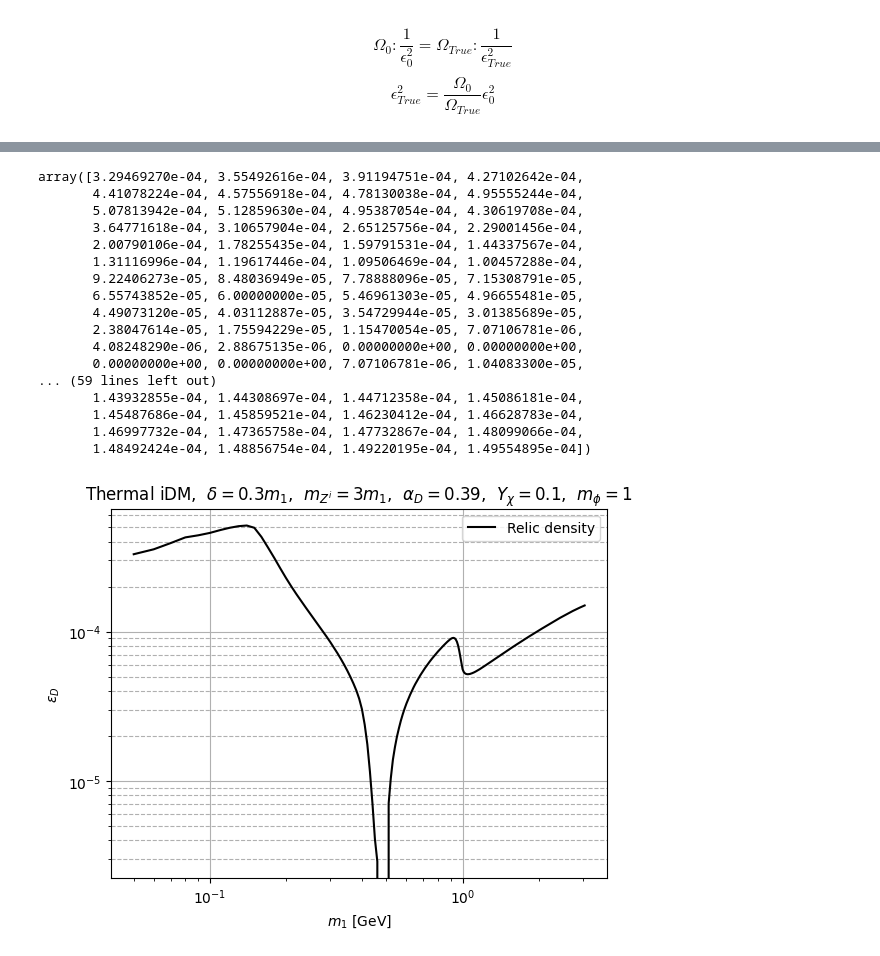
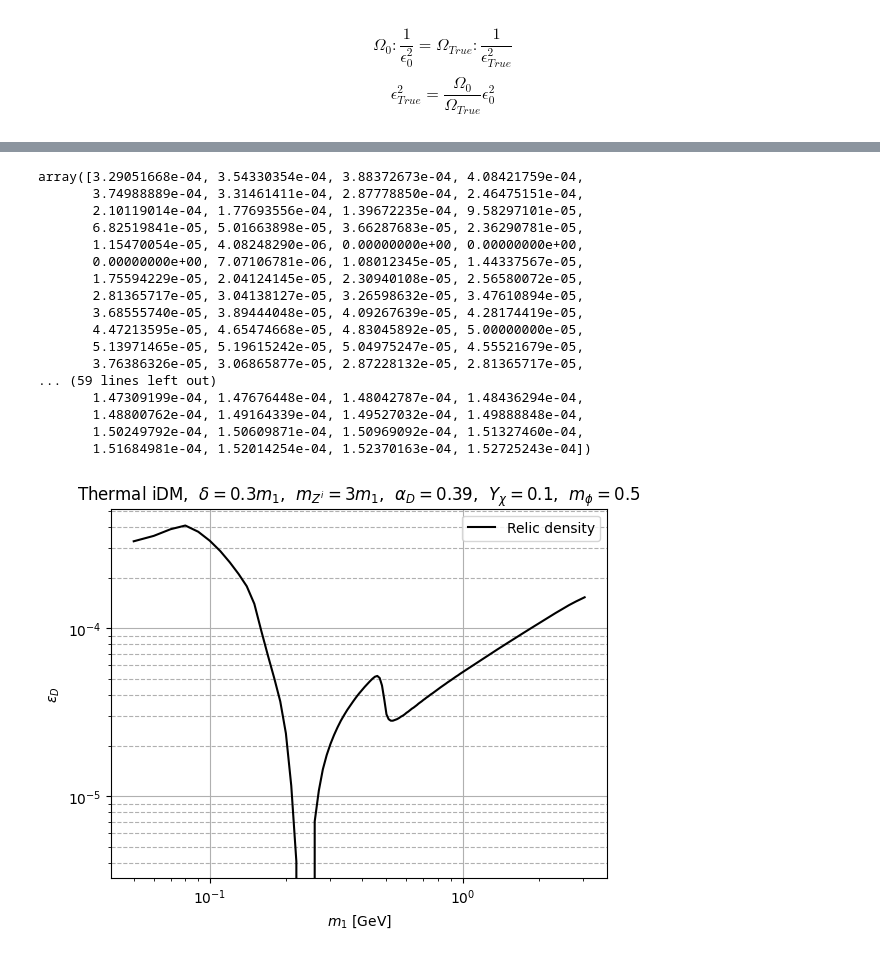
Before and after one commit to nico0407/DM-freeze-out, a Jupyter notebook: iDM-freze-out/Relicmphi05/RelicYchi1/database.ipynb, the cells around one changed output, grey strips where cells are left out. Saved outputs shown, nothing was run; the diff lists cells and outputs as text; code cells hidden in the pictures.

```diff
--- a/iDM-freze-out/Relicmphi05/RelicYchi1/database.ipynb
+++ b/iDM-freze-out/Relicmphi05/RelicYchi1/database.ipynb
@@ -13,7 +13,7 @@ m1=0.05
 # %%
 for i in range(300):
     m1variation.append(m1+(0.01*i))
-    mS0.append(1)
+    mS0.append(0.5)
     gX.append(2.213)
     epsilondark.append(0.001)
     #lambdaphih.append(0.00000045)
@@ -135,33 +135,33 @@ array([0.05, 0.06, 0.07, 0.08, 0.09, 0.1 , 0.11, 0.12, 0.13, 0.14, 0.15,
 # %%
 epsilon_actually_needed
 # %% [output]
-array([3.29469270e-04, 3.55492616e-04, 3.91194751e-04, 4.27102642e-04,
-       4.41078224e-04, 4.57556918e-04, 4.78130038e-04, 4.95555244e-04,
-       5.07813942e-04, 5.12859630e-04, 4.95387054e-04, 4.30619708e-04,
-       3.64771618e-04, 3.10657904e-04, 2.65125756e-04, 2.29001456e-04,
-       2.00790106e-04, 1.78255435e-04, 1.59791531e-04, 1.44337567e-04,
-       1.31116996e-04, 1.19617446e-04, 1.09506469e-04, 1.00457288e-04,
-       9.22406273e-05, 8.48036949e-05, 7.78888096e-05, 7.15308791e-05,
-       6.55743852e-05, 6.00000000e-05, 5.46961303e-05, 4.96655481e-05,
-       4.49073120e-05, 4.03112887e-05, 3.54729944e-05, 3.01385689e-05,
-       2.38047614e-05, 1.75594229e-05, 1.15470054e-05, 7.07106781e-06,
-       4.08248290e-06, 2.88675135e-06, 0.00000000e+00, 0.00000000e+00,
-       0.00000000e+00, 0.00000000e+00, 7.07106781e-06, 1.04083300e-05,
+array([3.29051668e-04, 3.54330354e-04, 3.88372673e-04, 4.08421759e-04,
+       3.74988889e-04, 3.31461411e-04, 2.87778850e-04, 2.46475151e-04,
+       2.10119014e-04, 1.77693556e-04, 1.39672235e-04, 9.58297101e-05,
+       6.82519841e-05, 5.01663898e-05, 3.66287683e-05, 2.36290781e-05,
+       1.15470054e-05, 4.08248290e-06, 0.00000000e+00, 0.00000000e+00,
+       0.00000000e+00, 7.07106781e-06, 1.08012345e-05, 1.44337567e-05,
+       1.75594229e-05, 2.04124145e-05, 2.30940108e-05, 2.56580072e-05,
+       2.81365717e-05, 3.04138127e-05, 3.26598632e-05, 3.47610894e-05,
+       3.68555740e-05, 3.89444048e-05, 4.09267639e-05, 4.28174419e-05,
+       4.47213595e-05, 4.65474668e-05, 4.83045892e-05, 5.00000000e-05,
+       5.13971465e-05, 5.19615242e-05, 5.04975247e-05, 4.55521679e-05,
+       3.76386326e-05, 3.06865877e-05, 2.87228132e-05, 2.81365717e-05,
 ... (59 lines left out)
-       1.43932855e-04, 1.44308697e-04, 1.44712358e-04, 1.45086181e-04,
-       1.45487686e-04, 1.45859521e-04, 1.46230412e-04, 1.46628783e-04,
-       1.46997732e-04, 1.47365758e-04, 1.47732867e-04, 1.48099066e-04,
-       1.48492424e-04, 1.48856754e-04, 1.49220195e-04, 1.49554895e-04])
+       1.47309199e-04, 1.47676448e-04, 1.48042787e-04, 1.48436294e-04,
+       1.48800762e-04, 1.49164339e-04, 1.49527032e-04, 1.49888848e-04,
+       1.50249792e-04, 1.50609871e-04, 1.50969092e-04, 1.51327460e-04,
+       1.51684981e-04, 1.52014254e-04, 1.52370163e-04, 1.52725243e-04])
 # %%
 plt.plot(mass1, epsilon_actually_needed, label='Relic density',color = "black")
-plt.title(r'Thermal iDM,  $\delta= 0.3m_1$,  $m_{Z^i}=3m_1$,  $\alpha_D=0.39$,  $Y_\chi=0.1$,  $m_\phi=1$ ')
+plt.title(r'Thermal iDM,  $\delta= 0.3m_1$,  $m_{Z^i}=3m_1$,  $\alpha_D=0.39$,  $Y_\chi=0.1$,  $m_\phi=0.5$ ')
 plt.xlabel('$m_1$ [GeV]')
 plt.ylabel('$\epsilon_D$')
 plt.xscale('log')
 plt.yscale('log')
 plt.legend()
 plt.grid(which='major')
 plt.grid(which='minor', axis='y',linestyle='--')
 plt.show()
 # %% [output]
-[figure, old version]
+[figure, new version]
```
Also changed, not shown: 18 other files.
